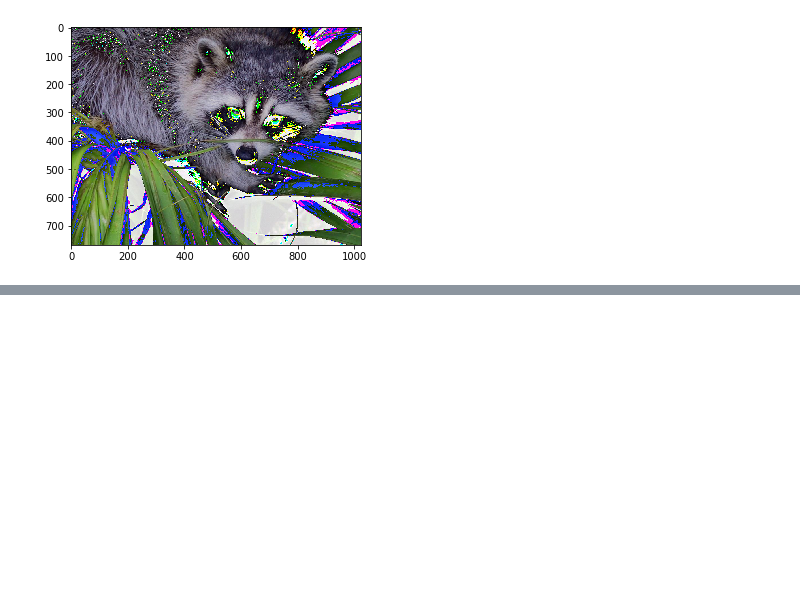
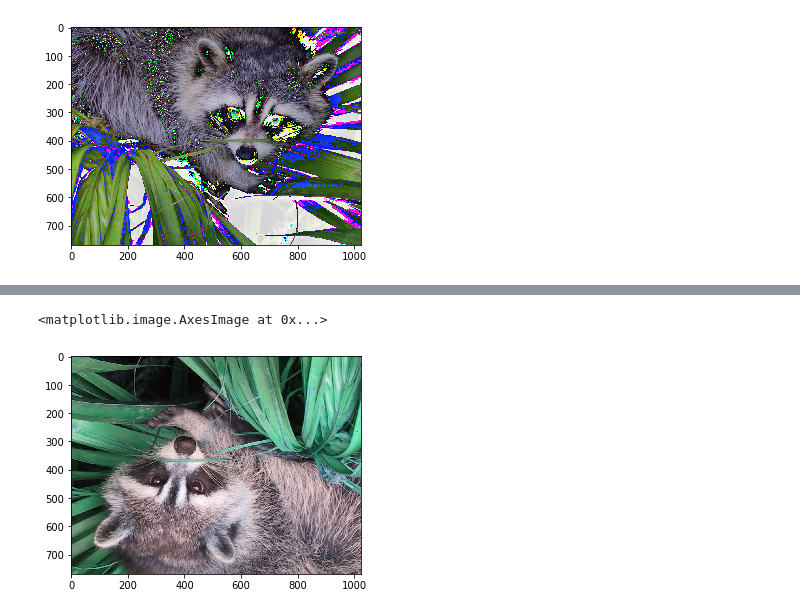
Before and after one commit to sagarbhadra7/Data-Science, a Jupyter notebook: Numpy.ipynb, the cells around one changed output, grey strips where cells are left out. Cells and saved outputs as stored; diff of their text form; code cells hidden in the pictures; blank space fills up the shorter version.

```diff
--- a/Numpy.ipynb
+++ b/Numpy.ipynb
@@ -161,0 +251,5 @@ plt.imshow(face3)
+# %%
+plt.imshow(face4)
+# %% [output]
+<matplotlib.image.AxesImage at 0x...>
+[figure, added]
```
Also changed, not shown: parts of 55 cells of this notebook.
